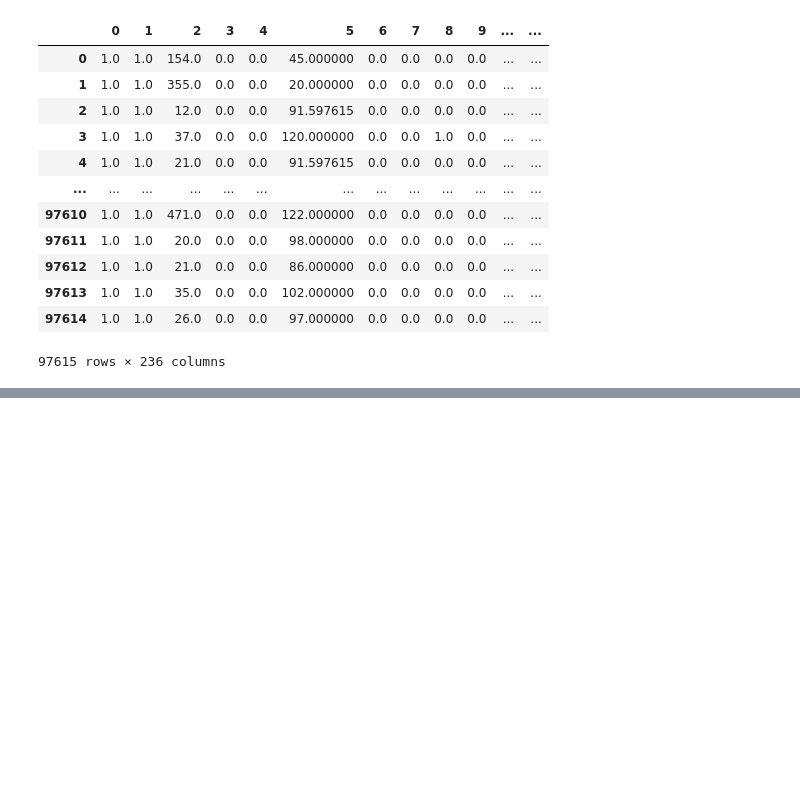
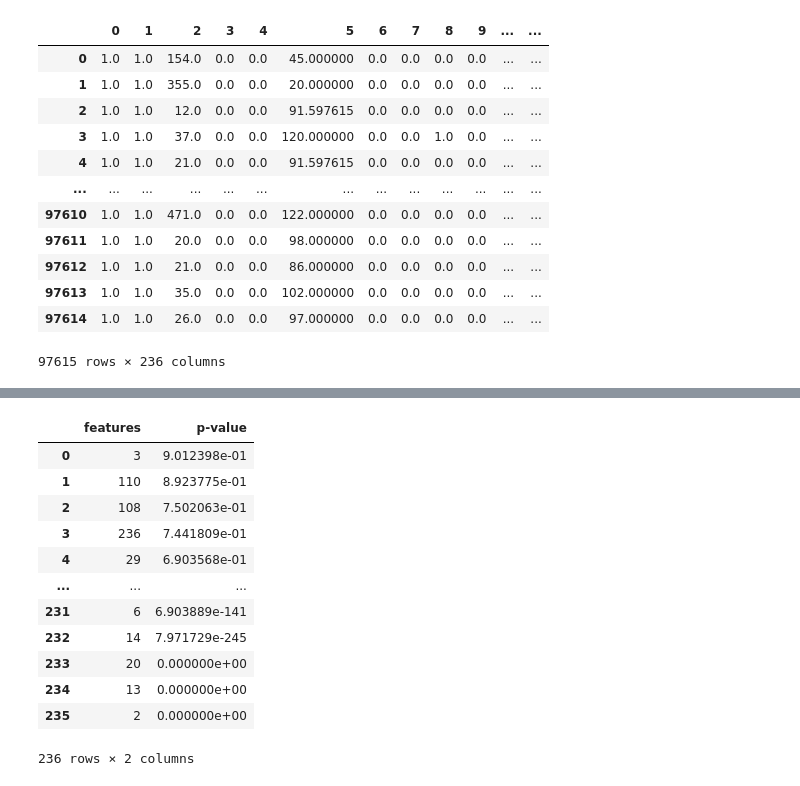
Before and after one commit to Zbtinp/IMDb, a Jupyter notebook: US Movie Analysis.ipynb, the cells around one changed output, grey strips where cells are left out. Drawn from its saved outputs; the diff is of its cells as text; code cells hidden in the pictures; blank space fills up the shorter version.

```diff
--- a/US Movie Analysis.ipynb
+++ b/US Movie Analysis.ipynb
@@ -602,8 +602,8 @@ pValues.columns = ['features', 'p-value']
 # %%
 val = pValues.iloc[0, 0]
 # %%
-test = X_opt.drop(columns = [val])
-test
+X_opt = X_opt.drop(columns = [val])
+X_opt
 # %% [output]
 |  | 0 | 1 | 2 | 3 | 4 | 5 | 6 | 7 | 8 | 9 | ... | ... |
 | 0 | 1.0 | 1.0 | 154.0 | 0.0 | 0.0 | 45.000000 | 0.0 | 0.0 | 0.0 | 0.0 | ... | ... |
@@ -623,0 +621,22 @@ test
+# %%
+statreg = sm.OLS(endog = y, exog = X_opt).fit()
+pValues = statreg.summary2().tables[1]['P>|t|']
+pValues = pValues.sort_values(ascending=False)
+pValues = pValues.reset_index()
+pValues.columns = ['features', 'p-value']
+# %%
+pValues
+# %% [output]
+|  | features | p-value |
+| 0 | 3 | 9.012398e-01 |
+| 1 | 110 | 8.923775e-01 |
+| 2 | 108 | 7.502063e-01 |
+| 3 | 236 | 7.441809e-01 |
+| 4 | 29 | 6.903568e-01 |
+| ... | ... | ... |
+| 231 | 6 | 6.903889e-141 |
+| 232 | 14 | 7.971729e-245 |
+| 233 | 20 | 0.000000e+00 |
+| 234 | 13 | 0.000000e+00 |
+| 235 | 2 | 0.000000e+00 |
+236 rows × 2 columns
```
Also changed, not shown: parts of 2 cells of this notebook.
